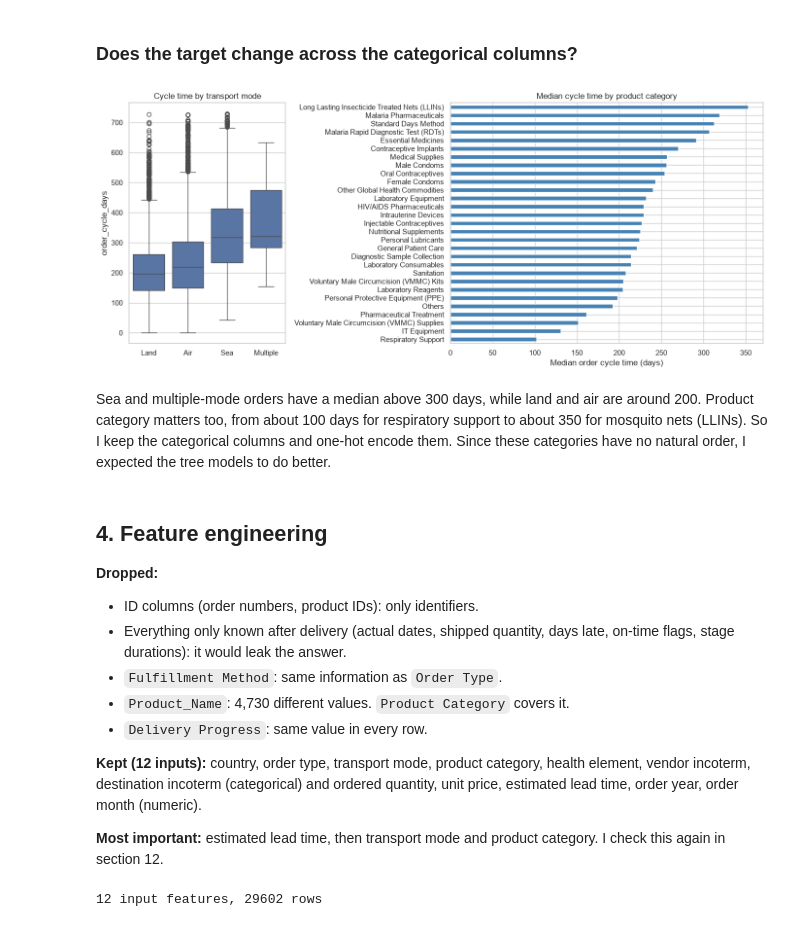
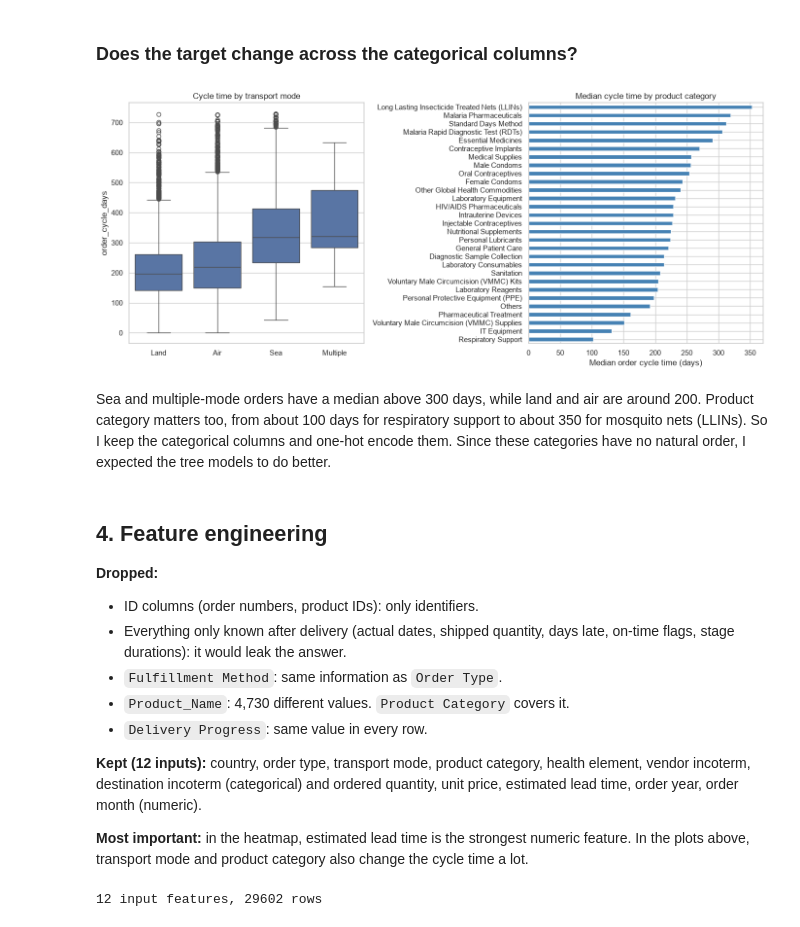
Before and after one commit to intwaza/linear_regression_model, a Jupyter notebook: summative/linear_regression/multivariate.ipynb, the cells around one changed output. Saved outputs shown, nothing was run; the diff lists cells and outputs as text; code cells hidden in the pictures.

```diff
--- a/summative/linear_regression/multivariate.ipynb
+++ b/summative/linear_regression/multivariate.ipynb
@@ -278,22 +278,22 @@ Because of this plot I dropped the shipped quantity (correlation of 1.00 with th
 # %% [markdown]
 ### Does the target change across the categorical columns?
 # %%
-fig, axes = plt.subplots(1, 2, figsize=(14, 6), gridspec_kw={"width_ratios": [1, 2]})
+fig, axes = plt.subplots(1, 2, figsize=(14, 6))
 
 sns.boxplot(data=data, x="transport_mode", y="order_cycle_days", ax=axes[0],
             order=["Land", "Air", "Sea", "Multiple"])
 axes[0].set_title("Cycle time by transport mode")
 axes[0].set_xlabel("")
 
 by_product = data.groupby("product_category")["order_cycle_days"].median().sort_values()
 by_product.plot(kind="barh", ax=axes[1], color="steelblue")
 axes[1].set_title("Median cycle time by product category")
 axes[1].set_xlabel("Median order cycle time (days)")
 axes[1].set_ylabel("")
 plt.tight_layout()
 plt.show()
 # %% [output]
-[figure, old version]
+[figure, new version]
 # %% [markdown]
 Sea and multiple-mode orders have a median above 300 days, while land and air are around 200. Product category matters too, from about 100 days for respiratory support to about 350 for mosquito nets (LLINs). So I keep the categorical columns and one-hot encode them. Since these categories have no natural order, I expected the tree models to do better.
 # %% [markdown]
@@ -308,7 +308,7 @@ Sea and multiple-mode orders have a median above 300 days, while land and air ar
 
 **Kept (12 inputs):** country, order type, transport mode, product category, health element, vendor incoterm, destination incoterm (categorical) and ordered quantity, unit price, estimated lead time, order year, order month (numeric).
 
-**Most important:** estimated lead time, then transport mode and product category. I check this again in section 12.
+**Most important:** in the heatmap, estimated lead time is the strongest numeric feature. In the plots above, transport mode and product category also change the cycle time a lot.
 # %%
 cat_features = ["country", "order_type", "transport_mode", "product_category", "health_element",
                 "vendor_incoterm", "destination_incoterm"]
```
Also changed, not shown: parts of 22 cells of this notebook, 2 other files.
